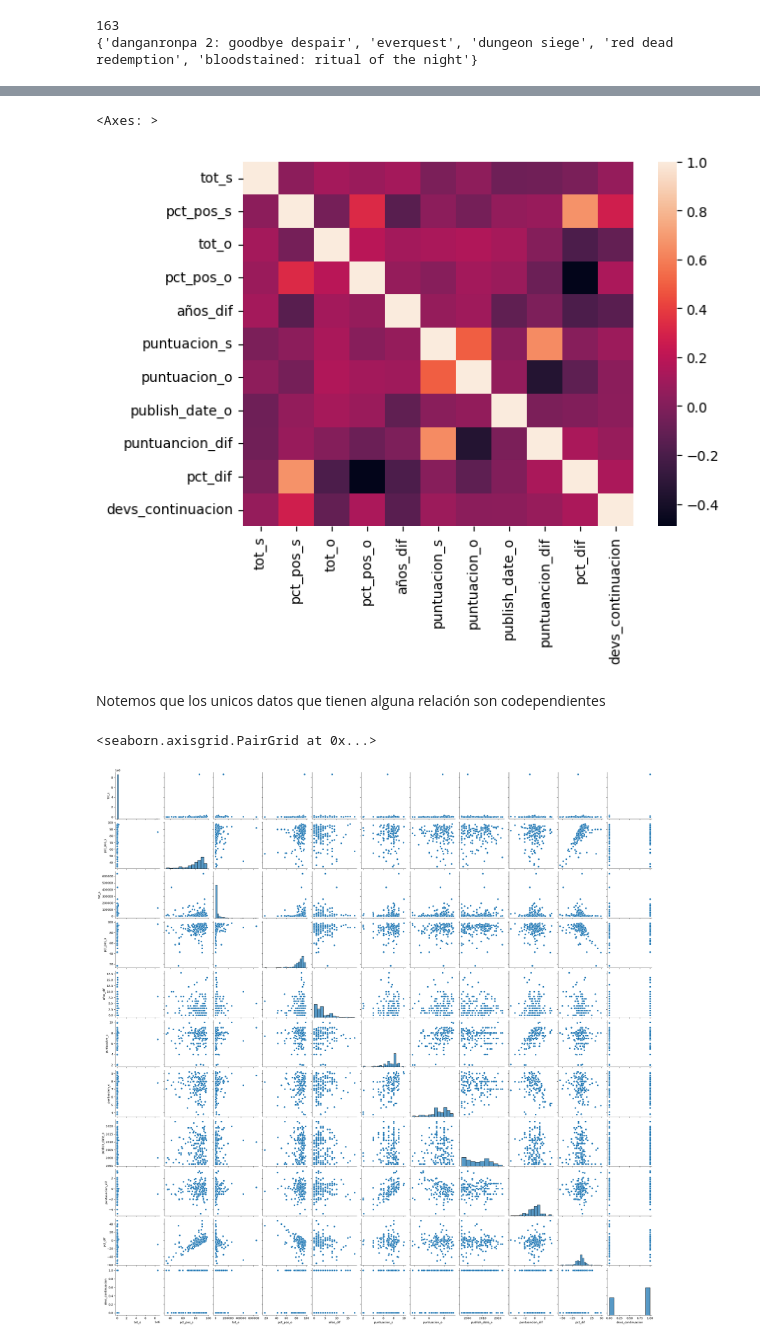
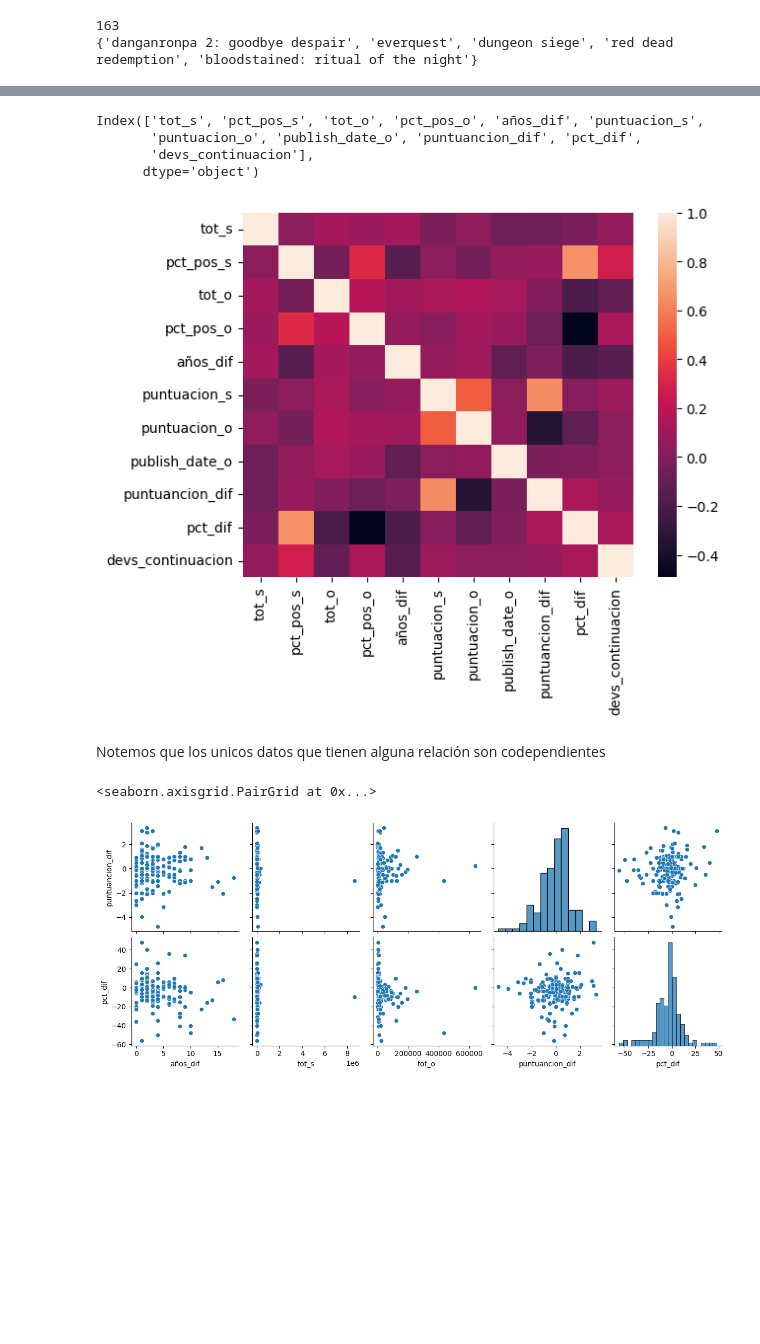
Before and after one commit to claudiocanales721/Proyecto-cs-de-datos, a Jupyter notebook: procesos/videojuegos/Union/Union.ipynb, the cells around one changed output, grey strips where cells are left out. Cells and saved outputs as stored; diff of their text form; code cells hidden in the pictures; blank space fills up the shorter version.

```diff
--- a/procesos/videojuegos/Union/Union.ipynb
+++ b/procesos/videojuegos/Union/Union.ipynb
@@ -149,13 +149,18 @@ df_datos=df_union.drop(columns=['secuela',	'dev_s',	'franquicia',	'original',	'l
 corr=df_datos.corr()
 
 sns.heatmap(corr)
+
+df_datos.columns
 # %% [output]
-<Axes: >
+Index(['tot_s', 'pct_pos_s', 'tot_o', 'pct_pos_o', 'años_dif', 'puntuacion_s',
+       'puntuacion_o', 'publish_date_o', 'puntuancion_dif', 'pct_dif',
+       'devs_continuacion'],
+      dtype='object')
 [figure]
 # %% [markdown]
 Notemos que los unicos datos que tienen alguna relación son codependientes
 # %%
-sns.pairplot(df_datos)
+sns.pairplot(df_datos, y_vars=['puntuancion_dif','pct_dif'], x_vars=['años_dif','tot_s','tot_o','puntuancion_dif','pct_dif'])
 # %% [output]
 <seaborn.axisgrid.PairGrid at 0x...>
-[figure, old version]
+[figure, new version]
```
Also changed, not shown: 1 other file.
